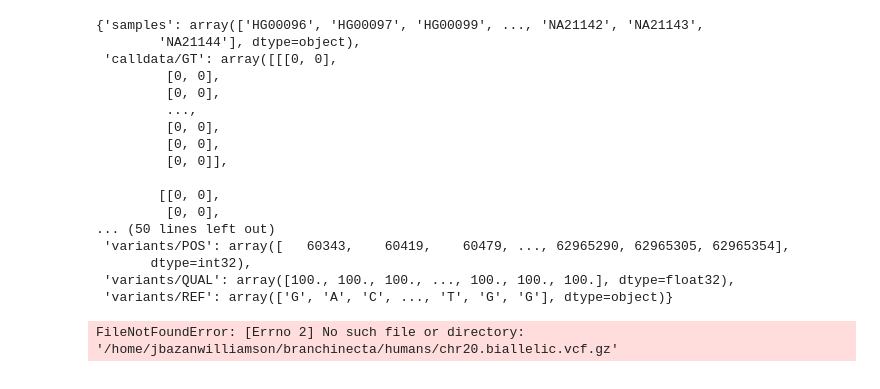
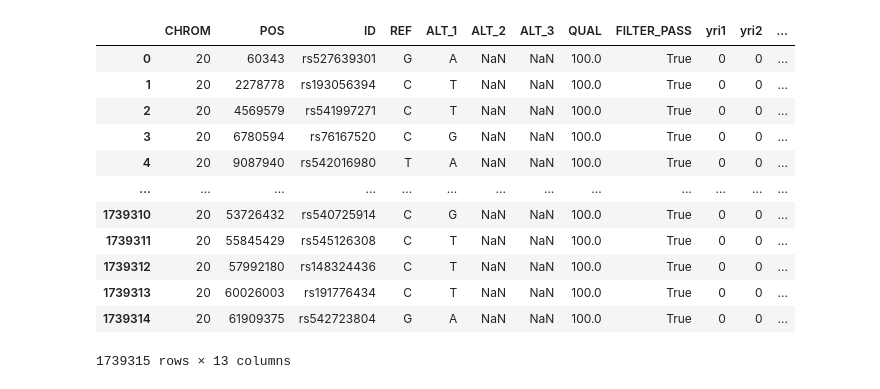
Before and after one commit to LuciaBazanW/Enhancer-Regions-Dplus, a Jupyter notebook: Enhancers.ipynb, the cells around one changed output. Cells and saved outputs as stored; diff of their text form; code cells hidden in the pictures.

```diff
--- a/Enhancers.ipynb
+++ b/Enhancers.ipynb
@@ -18,24 +54,0 @@ chr20_biallelic = allel.read_vcf('/home/jbazanwilliamson/thousandgenomes/chr20.b
-# %%
-chr20_biallelic
-# %% [output]
-{'samples': array(['HG00096', 'HG00097', 'HG00099', ..., 'NA21142', 'NA21143',
-        'NA21144'], dtype=object),
- 'calldata/GT': array([[[0, 0],
-         [0, 0],
-         [0, 0],
-         ...,
-         [0, 0],
-         [0, 0],
-         [0, 0]],
-
-        [[0, 0],
-         [0, 0],
-... (50 lines left out)
- 'variants/POS': array([   60343,    60419,    60479, ..., 62965290, 62965305, 62965354],
-       dtype=int32),
- 'variants/QUAL': array([100., 100., 100., ..., 100., 100., 100.], dtype=float32),
- 'variants/REF': array(['G', 'A', 'C', ..., 'T', 'G', 'G'], dtype=object)}
-# %%
- data = allel.vcf_to_dataframe('/home/jbazanwilliamson/branchinecta/humans/chr20.biallelic.vcf.gz')
-# %% [output]
-FileNotFoundError: [Errno 2] No such file or directory: '/home/jbazanwilliamson/branchinecta/humans/chr20.biallelic.vcf.gz'
@@ -43,0 +71,18 @@ FileNotFoundError: [Errno 2] No such file or directory: '/home/jbazanwilliamson/
+# %%
+result = pd.read_csv('gbr_yri.csv',  index_col=0)
+result = result.reset_index(drop=True)
+result
+# %% [output]
+|  | CHROM | POS | ID | REF | ALT_1 | ALT_2 | ALT_3 | QUAL | FILTER_PASS | yri1 | yri2 | ... |
+| 0 | 20 | 60343 | rs527639301 | G | A | NaN | NaN | 100.0 | True | 0 | 0 | ... |
+| 1 | 20 | 2278778 | rs193056394 | C | T | NaN | NaN | 100.0 | True | 0 | 0 | ... |
+| 2 | 20 | 4569579 | rs541997271 | C | T | NaN | NaN | 100.0 | True | 0 | 0 | ... |
+| 3 | 20 | 6780594 | rs76167520 | C | G | NaN | NaN | 100.0 | True | 0 | 0 | ... |
+| 4 | 20 | 9087940 | rs542016980 | T | A | NaN | NaN | 100.0 | True | 0 | 0 | ... |
+| ... | ... | ... | ... | ... | ... | ... | ... | ... | ... | ... | ... | ... |
+| 1739310 | 20 | 53726432 | rs540725914 | C | G | NaN | NaN | 100.0 | True | 0 | 0 | ... |
+| 1739311 | 20 | 55845429 | rs545126308 | C | T | NaN | NaN | 100.0 | True | 0 | 0 | ... |
+| 1739312 | 20 | 57992180 | rs148324436 | C | T | NaN | NaN | 100.0 | True | 0 | 0 | ... |
+| 1739313 | 20 | 60026003 | rs191776434 | C | T | NaN | NaN | 100.0 | True | 0 | 0 | ... |
+| 1739314 | 20 | 61909375 | rs542723804 | G | A | NaN | NaN | 100.0 | True | 0 | 0 | ... |
+1739315 rows × 13 columns
```
Also changed, not shown: parts of 20 cells of this notebook.
